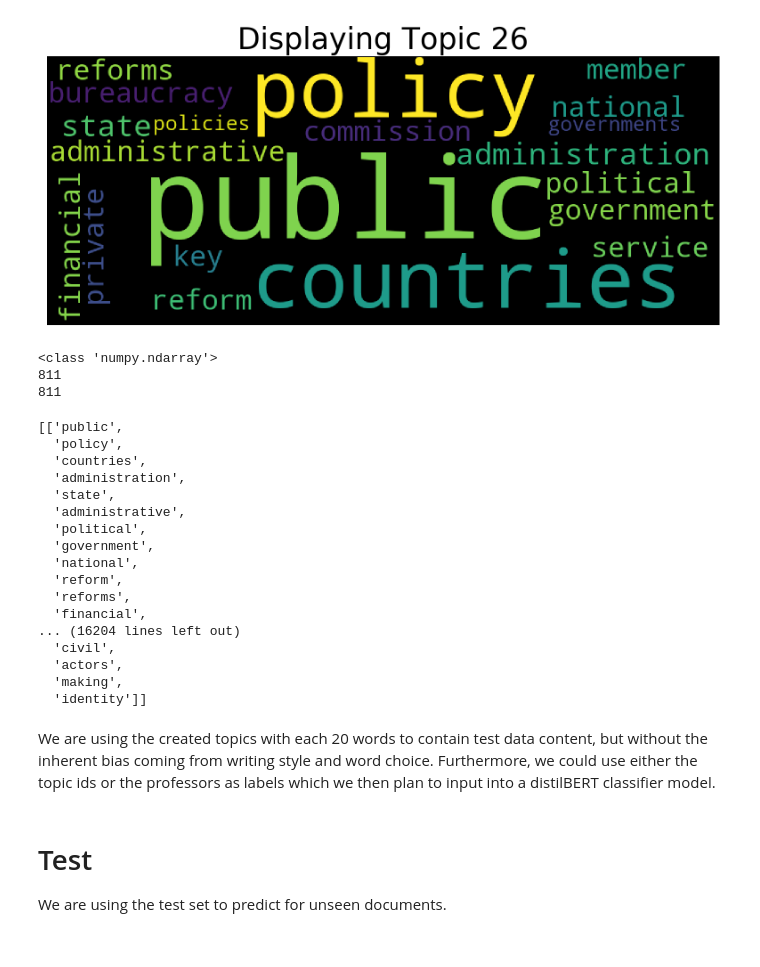
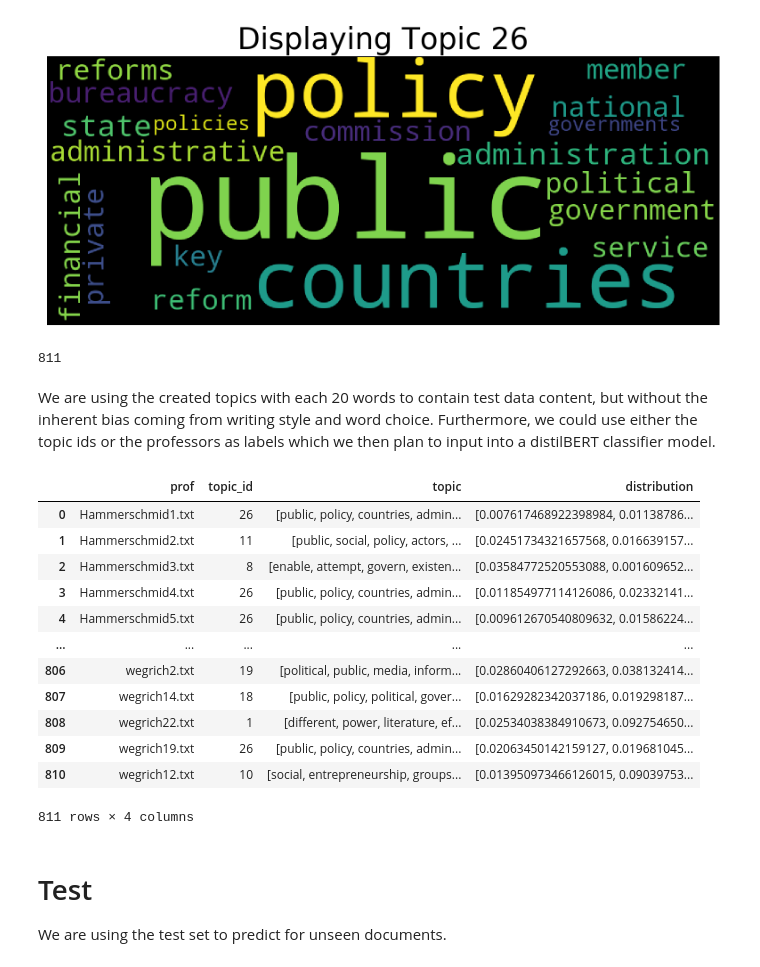
Before and after one commit to esnue/ThesisAllocationSystem, a Jupyter notebook: contextualized_topic_modeling.ipynb, the cells around one changed output. Drawn from its saved outputs; the diff is of its cells as text; code cells hidden in the pictures.

Commit message:
added topic dist to train-label df

```diff
--- a/contextualized_topic_modeling.ipynb
+++ b/contextualized_topic_modeling.ipynb
@@ -234,13 +248,16 @@ ctm.get_wordcloud(topic_id=topic_number, n_words=20)
 print(type(topics_predictions))
 print(len(topics_predictions))
 
+#convert topics_predictions array to list
+topic_pred = topics_predictions.tolist()
 
 #workaround, number of test files available
 docs =  list(range(811))
 
 topic_id = []
 topic_labels = []
-#get all topic ids for each document in the train data set
+
+#get all vars of interest for each document in the train data set
 for doc in docs:
     topic_index = np.argmax(topics_predictions[doc])
     topic_id.append(topic_index)
@@ -253,38 +270,34 @@ print(len(topic_id))
 # this list contains the labels for all test documents given their respective topic id
 topic_labels
 # %% [output]
-<class 'numpy.ndarray'>
 811
-811
-[['public',
-  'policy',
-  'countries',
-  'administration',
-  'state',
-  'administrative',
-  'political',
-  'government',
-  'national',
-  'reform',
-  'reforms',
-  'financial',
-... (16204 lines left out)
-  'civil',
-  'actors',
-  'making',
-  'identity']]
 # %% [markdown]
 We are using the created topics with each 20 words to contain test data content, but without the inherent bias coming from writing style and word choice. Furthermore, we could use either the topic ids or the professors as labels which we then plan to input into a distilBERT classifier model.
 # %%
 import pandas as pd
 
 train_label_df = pd.DataFrame()
 
 train_label_df["prof"] = file1["FileName"]
 train_label_df["topic_id"] = topic_id
 train_label_df["topic"] = topic_labels
+train_label_df["distribution"] = topic_pred
 
 train_label_df.to_csv('/content/drive/MyDrive/ThesisAllocationSystem/data_final/ctm_label/train-label.csv', index = False)
+# %% [output]
+|  | prof | topic_id | topic | distribution |
+| 0 | Hammerschmid1.txt | 26 | [public, policy, countries, admin... | [0.007617468922398984, 0.01138786... |
+| 1 | Hammerschmid2.txt | 11 | [public, social, policy, actors, ... | [0.02451734321657568, 0.016639157... |
+| 2 | Hammerschmid3.txt | 8 | [enable, attempt, govern, existen... | [0.03584772520553088, 0.001609652... |
+| 3 | Hammerschmid4.txt | 26 | [public, policy, countries, admin... | [0.011854977114126086, 0.02332141... |
+| 4 | Hammerschmid5.txt | 26 | [public, policy, countries, admin... | [0.009612670540809632, 0.01586224... |
+| ... | ... | ... | ... | ... |
+| 806 | wegrich2.txt | 19 | [political, public, media, inform... | [0.02860406127292663, 0.038132414... |
+| 807 | wegrich14.txt | 18 | [public, policy, political, gover... | [0.01629282342037186, 0.019298187... |
+| 808 | wegrich22.txt | 1 | [different, power, literature, ef... | [0.02534038384910673, 0.092754650... |
+| 809 | wegrich19.txt | 26 | [public, policy, countries, admin... | [0.02063450142159127, 0.019681045... |
+| 810 | wegrich12.txt | 10 | [social, entrepreneurship, groups... | [0.013950973466126015, 0.09039753... |
+811 rows × 4 columns
 # %% [markdown]
 # Test
 
```
Also changed, not shown: parts of 1 cell of this notebook.
